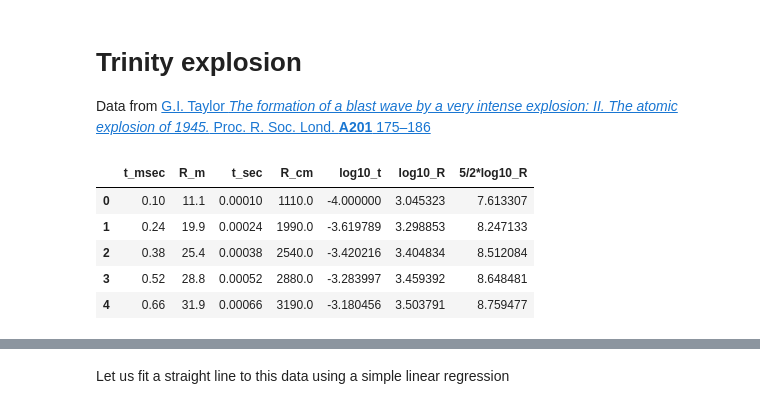
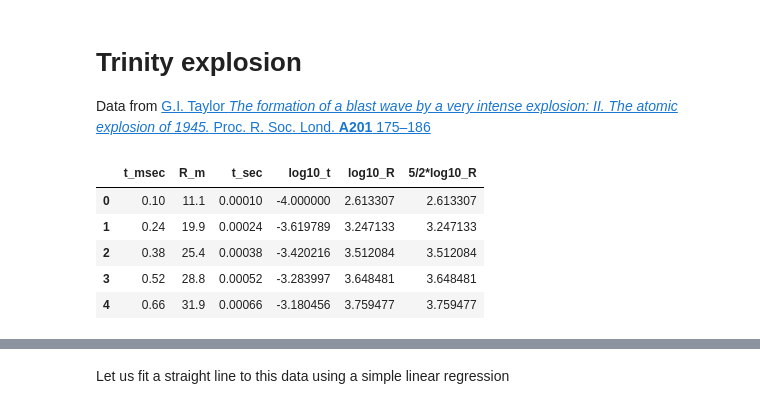
Before and after one commit to jsdiazpo/Physics-Digressions, a Jupyter notebook: Trinity-Test.ipynb, the cells around one changed output, grey strips where cells are left out. Drawn from its saved outputs; the diff is of its cells as text; code cells hidden in the pictures.

```diff
--- a/Trinity-Test.ipynb
+++ b/Trinity-Test.ipynb
@@ -17,21 +17,17 @@ Data from [G.I. Taylor *The formation of a blast wave by a very intense explosio
 df = pd.read_csv('data/GITaylor_Trinity_data.csv')
 # %%
 df['t_sec'] = df['t_msec'] * 1e-3  # convert msec to sec
-df['R_cm']  = df['R_m'] * 1e2      # convert m to cm to reproduce Taylor's Figure 1
 
 df['log10_t'] = df['t_sec'].apply(lambda x: np.log10(x))
-df['log10_R'] = df['R_cm'].apply(lambda x: np.log10(x))
-df['5/2*log10_R'] = df['log10_R'] * 5/2
-# df['5/2*log10R']  = df['log10_R'] * 5/2
+df['5/2*log10_R'] = df['R_m'].apply(lambda x: 5/2*np.log10(x))
+df.head()
+# %% [output]
+|  | t_msec | R_m | t_sec | log10_t | log10_R | 5/2*log10_R |
+| 0 | 0.10 | 11.1 | 0.00010 | -4.000000 | 2.613307 | 2.613307 |
+| 1 | 0.24 | 19.9 | 0.00024 | -3.619789 | 3.247133 | 3.247133 |
+| 2 | 0.38 | 25.4 | 0.00038 | -3.420216 | 3.512084 | 3.512084 |
+| 3 | 0.52 | 28.8 | 0.00052 | -3.283997 | 3.648481 | 3.648481 |
+| 4 | 0.66 | 31.9 | 0.00066 | -3.180456 | 3.759477 | 3.759477 |
-# %%
-df.head()
-# %% [output]
-|  | t_msec | R_m | t_sec | R_cm | log10_t | log10_R | 5/2*log10_R |
-| 0 | 0.10 | 11.1 | 0.00010 | 1110.0 | -4.000000 | 3.045323 | 7.613307 |
-| 1 | 0.24 | 19.9 | 0.00024 | 1990.0 | -3.619789 | 3.298853 | 8.247133 |
-| 2 | 0.38 | 25.4 | 0.00038 | 2540.0 | -3.420216 | 3.404834 | 8.512084 |
-| 3 | 0.52 | 28.8 | 0.00052 | 2880.0 | -3.283997 | 3.459392 | 8.648481 |
-| 4 | 0.66 | 31.9 | 0.00066 | 3190.0 | -3.180456 | 3.503791 | 8.759477 |
 # %%
 fig, ax = plt.subplots()
 fig.set_size_inches(7, 7)
```
Also changed, not shown: parts of 5 cells of this notebook.
